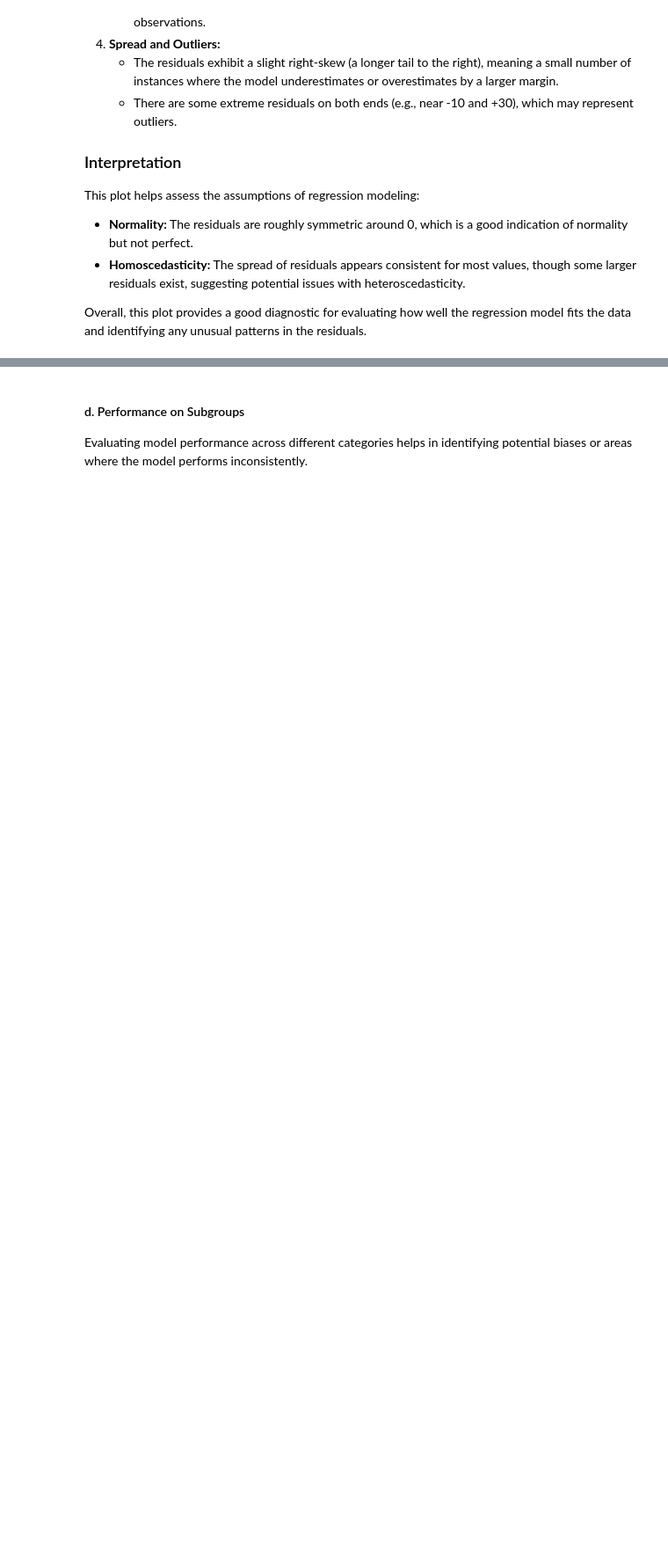
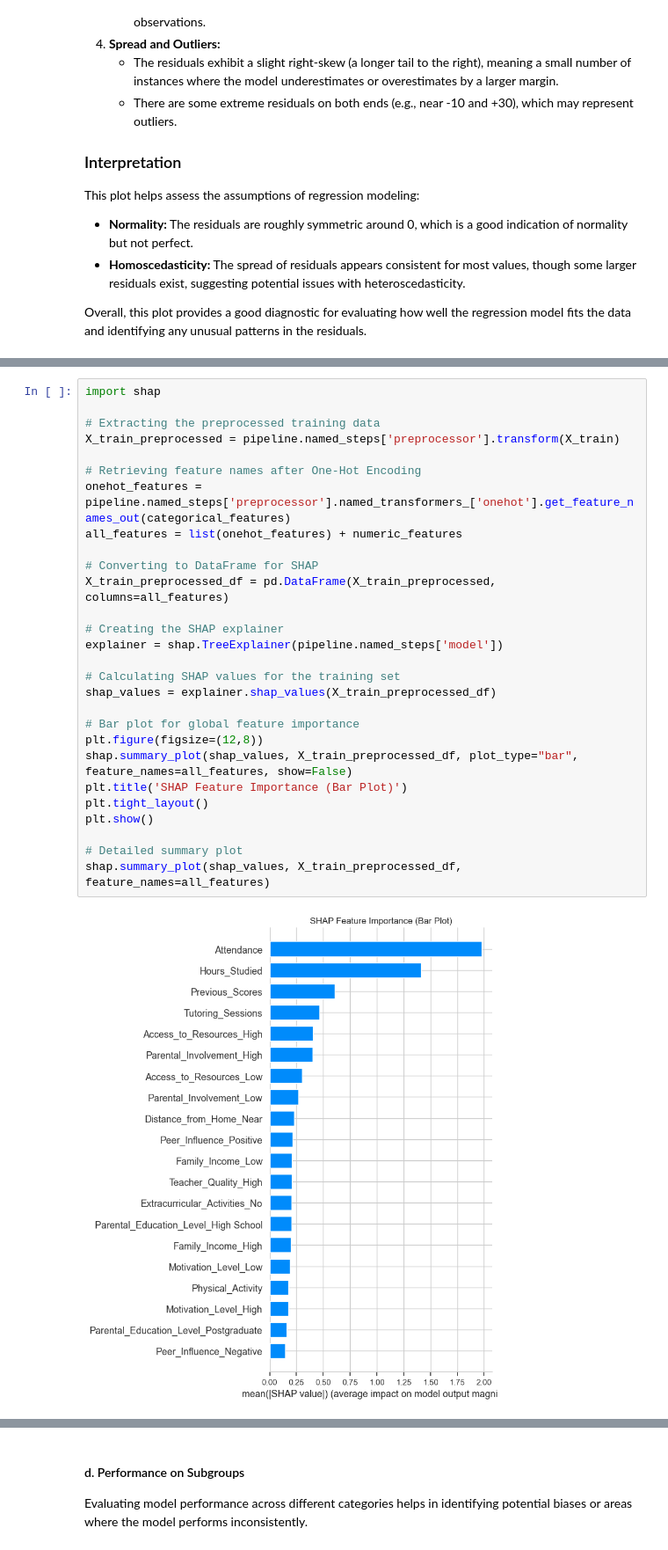
Before and after one commit to adirelm/TDS_student_performance_analysis, a Jupyter notebook: TDS_student_performance_analysis.ipynb, the cells around one changed output, grey strips where cells are left out. Shown at 88% size. Drawn from its saved outputs; the diff is of its cells as text; blank space fills up the shorter version.

```diff
--- a/TDS_student_performance_analysis.ipynb
+++ b/TDS_student_performance_analysis.ipynb
@@ -520,0 +492,30 @@ The bar plot below illustrates the top 10 most important features for the predic
+# %%
+import shap
+
+# Extracting the preprocessed training data
+X_train_preprocessed = pipeline.named_steps['preprocessor'].transform(X_train)
+
+# Retrieving feature names after One-Hot Encoding
+onehot_features = pipeline.named_steps['preprocessor'].named_transformers_['onehot'].get_feature_names_out(categorical_features)
+all_features = list(onehot_features) + numeric_features
+
+# Converting to DataFrame for SHAP
+X_train_preprocessed_df = pd.DataFrame(X_train_preprocessed, columns=all_features)
+
+# Creating the SHAP explainer
+explainer = shap.TreeExplainer(pipeline.named_steps['model'])
+
+# Calculating SHAP values for the training set
+shap_values = explainer.shap_values(X_train_preprocessed_df)
+
+# Bar plot for global feature importance
+plt.figure(figsize=(12,8))
+shap.summary_plot(shap_values, X_train_preprocessed_df, plot_type="bar", feature_names=all_features, show=False)
+plt.title('SHAP Feature Importance (Bar Plot)')
+plt.tight_layout()
+plt.show()
+
+# Detailed summary plot
+shap.summary_plot(shap_values, X_train_preprocessed_df, feature_names=all_features)
+# %% [output]
+[figure, added]
```
Also changed, not shown: parts of 7 cells of this notebook, 2 other files.
